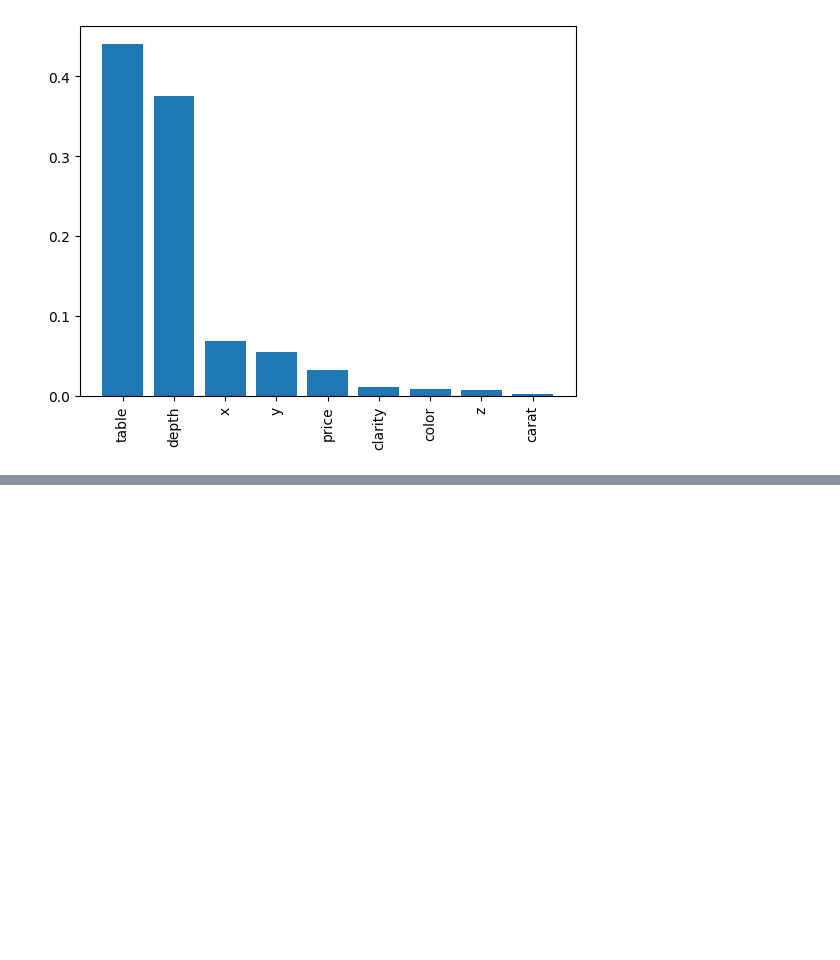
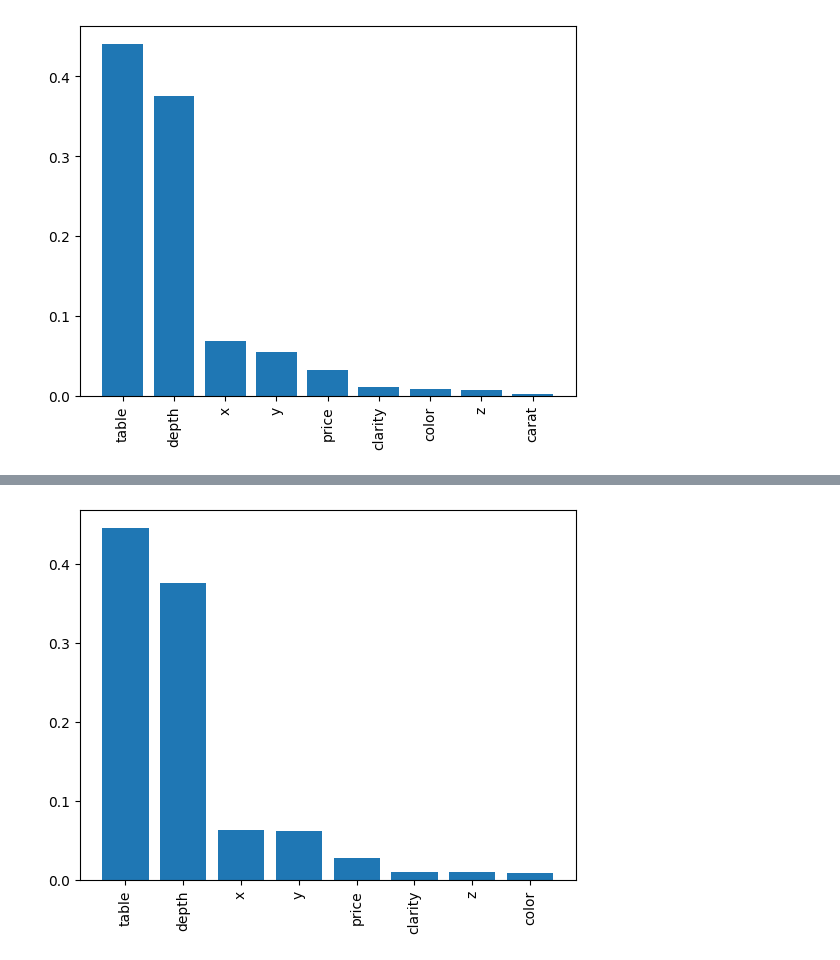
Before and after one commit to Pikurrot/ml-project-uab, a Jupyter notebook: analysis_dt.ipynb, the cells around one changed output, grey strips where cells are left out. Saved outputs shown, nothing was run; the diff lists cells and outputs as text; code cells hidden in the pictures; blank space fills up the shorter version.

Commit message:
Finish decision tree analysis of features
Conclusion: better to keep all features

```diff
--- a/analysis_dt.ipynb
+++ b/analysis_dt.ipynb
@@ -76,0 +131,11 @@ model.importances(features=X_train.columns, show=True)
+# %%
+from sklearn.model_selection import GridSearchCV
+X_train, X_test, y_train, y_test = train_test_split(X, y, test_size=0.2, random_state=42)
+
+param_grid = {
+	'max_depth': [3, 5, 8, 10, 15]
+}
+
+grid_search = GridSearchCV(DecisionTree(random_state=42), param_grid, cv=5, scoring='accuracy', return_train_score=True)
+grid_search.fit(X_train, y_train)
+sorted(zip(grid_search.cv_results_['mean_test_score'], grid_search.cv_results_['params']), reverse=True)
@@ -76,0 +148,8 @@ model.importances(features=X_train.columns, show=True)
+# %%
+param_grid = {
+	'max_depth': [7, 8, 9, 10, 11]
+}
+
+grid_search2 = GridSearchCV(DecisionTree(random_state=42), param_grid, cv=5, scoring='accuracy', return_train_score=True)
+grid_search2.fit(X_train, y_train)
+sorted(zip(grid_search2.cv_results_['mean_test_score'], grid_search2.cv_results_['params']), reverse=True)
@@ -76,0 +162,3 @@ model.importances(features=X_train.columns, show=True)
+# %%
+model = DecisionTree(random_state=42, max_depth=10)
+model.cross_validation(X_train, y_train, n_splits=5, val_size=0.2)
@@ -76,0 +173,5 @@ model.importances(features=X_train.columns, show=True)
+# %%
+model.fit(X_train, y_train)
+model.importances(features=X_train.columns, show=True)
+# %% [output]
+[figure, added]
```
Also changed, not shown: parts of 22 cells of this notebook.
